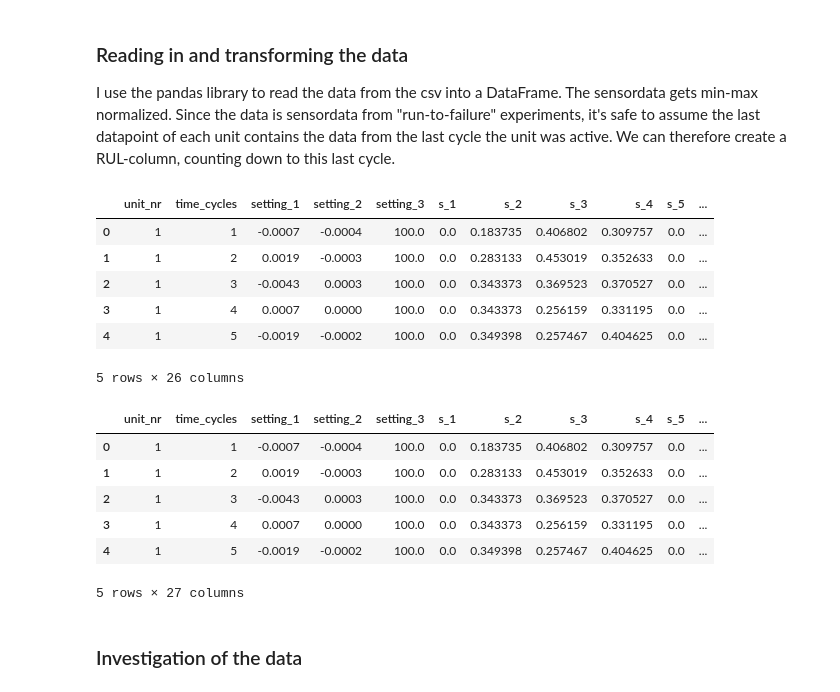
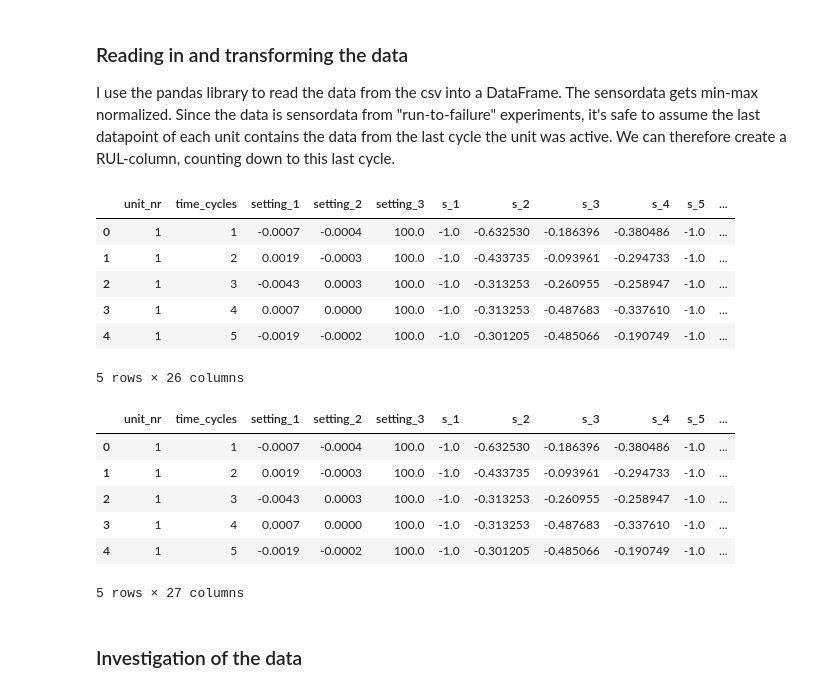
Before and after one commit to bsdeprez/rul_predictions, a Jupyter notebook: ExploratoryDataAnalysis/EDA_FD001.ipynb, the cells around one changed output. Drawn from its saved outputs; the diff is of its cells as text; code cells hidden in the pictures.

```diff
--- a/ExploratoryDataAnalysis/EDA_FD001.ipynb
+++ b/ExploratoryDataAnalysis/EDA_FD001.ipynb
@@ -17,22 +16,23 @@ Since the data is sensordata from "run-to-failure" experiments, it's safe to ass
 # %%
 filepath = '../Data/CMAPSSData/train_FD001.txt'
 index_columns = ['unit_nr', 'time_cycles']
 setting_columns = ['setting_1', 'setting_2', 'setting_3']
 sensor_columns = ['s_{}'.format(i) for i in range(1,22)]
 columns = index_columns + setting_columns + sensor_columns
 df = pd.read_csv(filepath, sep='\s+', header=None, names=columns)
 
 scaler = MinMaxScaler()
 df[sensor_columns] = pd.DataFrame(scaler.fit_transform(df[sensor_columns]))
+df[sensor_columns] = 2*df[sensor_columns]-1
 
 df.head()
 # %% [output]
 |  | unit_nr | time_cycles | setting_1 | setting_2 | setting_3 | s_1 | s_2 | s_3 | s_4 | s_5 | ... |
-| 0 | 1 | 1 | -0.0007 | -0.0004 | 100.0 | 0.0 | 0.183735 | 0.406802 | 0.309757 | 0.0 | ... |
-| 1 | 1 | 2 | 0.0019 | -0.0003 | 100.0 | 0.0 | 0.283133 | 0.453019 | 0.352633 | 0.0 | ... |
-| 2 | 1 | 3 | -0.0043 | 0.0003 | 100.0 | 0.0 | 0.343373 | 0.369523 | 0.370527 | 0.0 | ... |
-| 3 | 1 | 4 | 0.0007 | 0.0000 | 100.0 | 0.0 | 0.343373 | 0.256159 | 0.331195 | 0.0 | ... |
-| 4 | 1 | 5 | -0.0019 | -0.0002 | 100.0 | 0.0 | 0.349398 | 0.257467 | 0.404625 | 0.0 | ... |
+| 0 | 1 | 1 | -0.0007 | -0.0004 | 100.0 | -1.0 | -0.632530 | -0.186396 | -0.380486 | -1.0 | ... |
+| 1 | 1 | 2 | 0.0019 | -0.0003 | 100.0 | -1.0 | -0.433735 | -0.093961 | -0.294733 | -1.0 | ... |
+| 2 | 1 | 3 | -0.0043 | 0.0003 | 100.0 | -1.0 | -0.313253 | -0.260955 | -0.258947 | -1.0 | ... |
+| 3 | 1 | 4 | 0.0007 | 0.0000 | 100.0 | -1.0 | -0.313253 | -0.487683 | -0.337610 | -1.0 | ... |
+| 4 | 1 | 5 | -0.0019 | -0.0002 | 100.0 | -1.0 | -0.301205 | -0.485066 | -0.190749 | -1.0 | ... |
 5 rows × 26 columns
 # %%
 max_cycle = df.groupby(by='unit_nr')['time_cycles'].max()
@@ -41,11 +41,11 @@ df['RUL'] = result_frame['max'] - result_frame['time_cycles']
 df.head()
 # %% [output]
 |  | unit_nr | time_cycles | setting_1 | setting_2 | setting_3 | s_1 | s_2 | s_3 | s_4 | s_5 | ... |
-| 0 | 1 | 1 | -0.0007 | -0.0004 | 100.0 | 0.0 | 0.183735 | 0.406802 | 0.309757 | 0.0 | ... |
-| 1 | 1 | 2 | 0.0019 | -0.0003 | 100.0 | 0.0 | 0.283133 | 0.453019 | 0.352633 | 0.0 | ... |
-| 2 | 1 | 3 | -0.0043 | 0.0003 | 100.0 | 0.0 | 0.343373 | 0.369523 | 0.370527 | 0.0 | ... |
-| 3 | 1 | 4 | 0.0007 | 0.0000 | 100.0 | 0.0 | 0.343373 | 0.256159 | 0.331195 | 0.0 | ... |
-| 4 | 1 | 5 | -0.0019 | -0.0002 | 100.0 | 0.0 | 0.349398 | 0.257467 | 0.404625 | 0.0 | ... |
+| 0 | 1 | 1 | -0.0007 | -0.0004 | 100.0 | -1.0 | -0.632530 | -0.186396 | -0.380486 | -1.0 | ... |
+| 1 | 1 | 2 | 0.0019 | -0.0003 | 100.0 | -1.0 | -0.433735 | -0.093961 | -0.294733 | -1.0 | ... |
+| 2 | 1 | 3 | -0.0043 | 0.0003 | 100.0 | -1.0 | -0.313253 | -0.260955 | -0.258947 | -1.0 | ... |
+| 3 | 1 | 4 | 0.0007 | 0.0000 | 100.0 | -1.0 | -0.313253 | -0.487683 | -0.337610 | -1.0 | ... |
+| 4 | 1 | 5 | -0.0019 | -0.0002 | 100.0 | -1.0 | -0.301205 | -0.485066 | -0.190749 | -1.0 | ... |
 5 rows × 27 columns
 # %% [markdown]
 ### Investigation of the data
```
Also changed, not shown: parts of 4 cells of this notebook, 1 other file.
